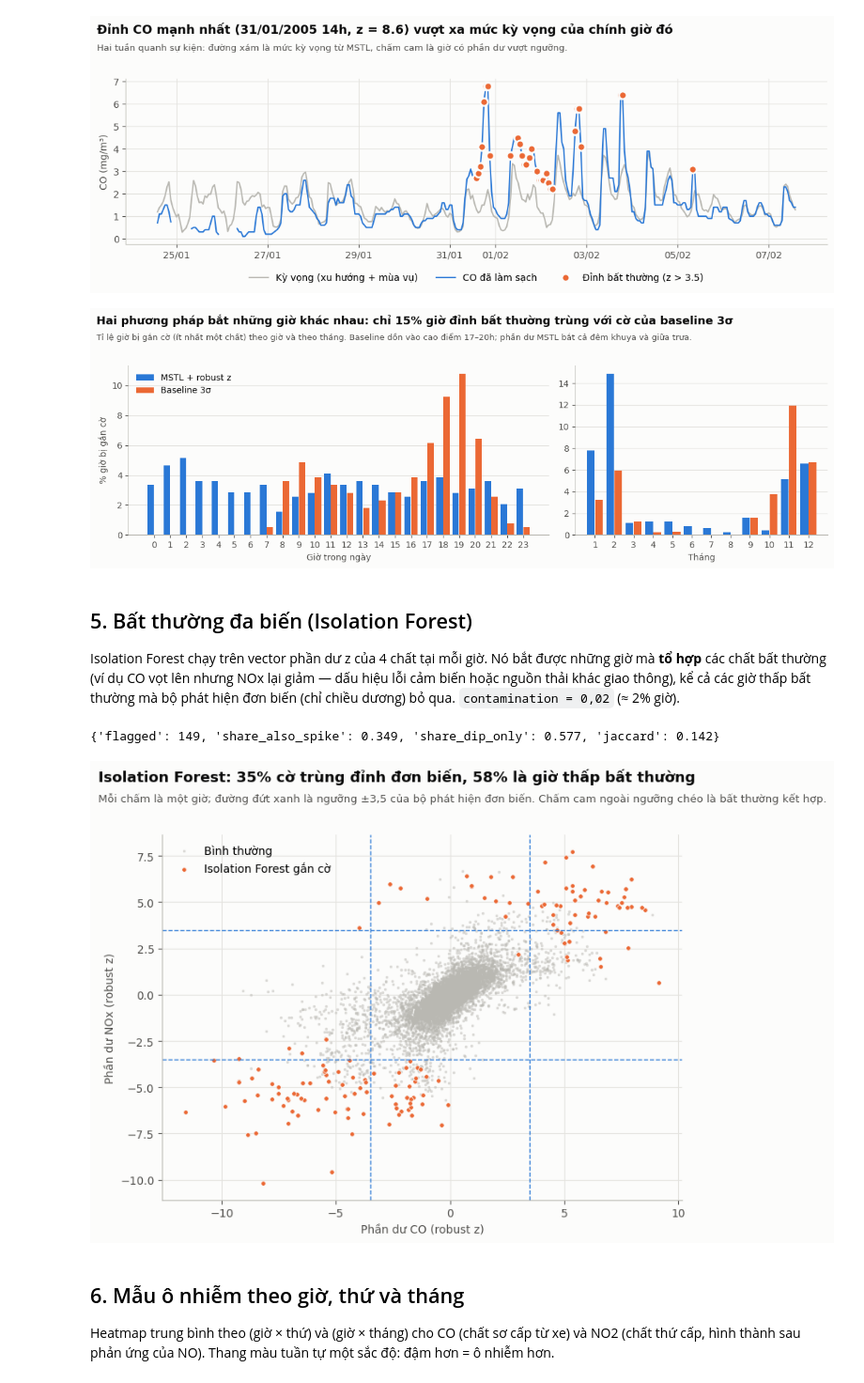
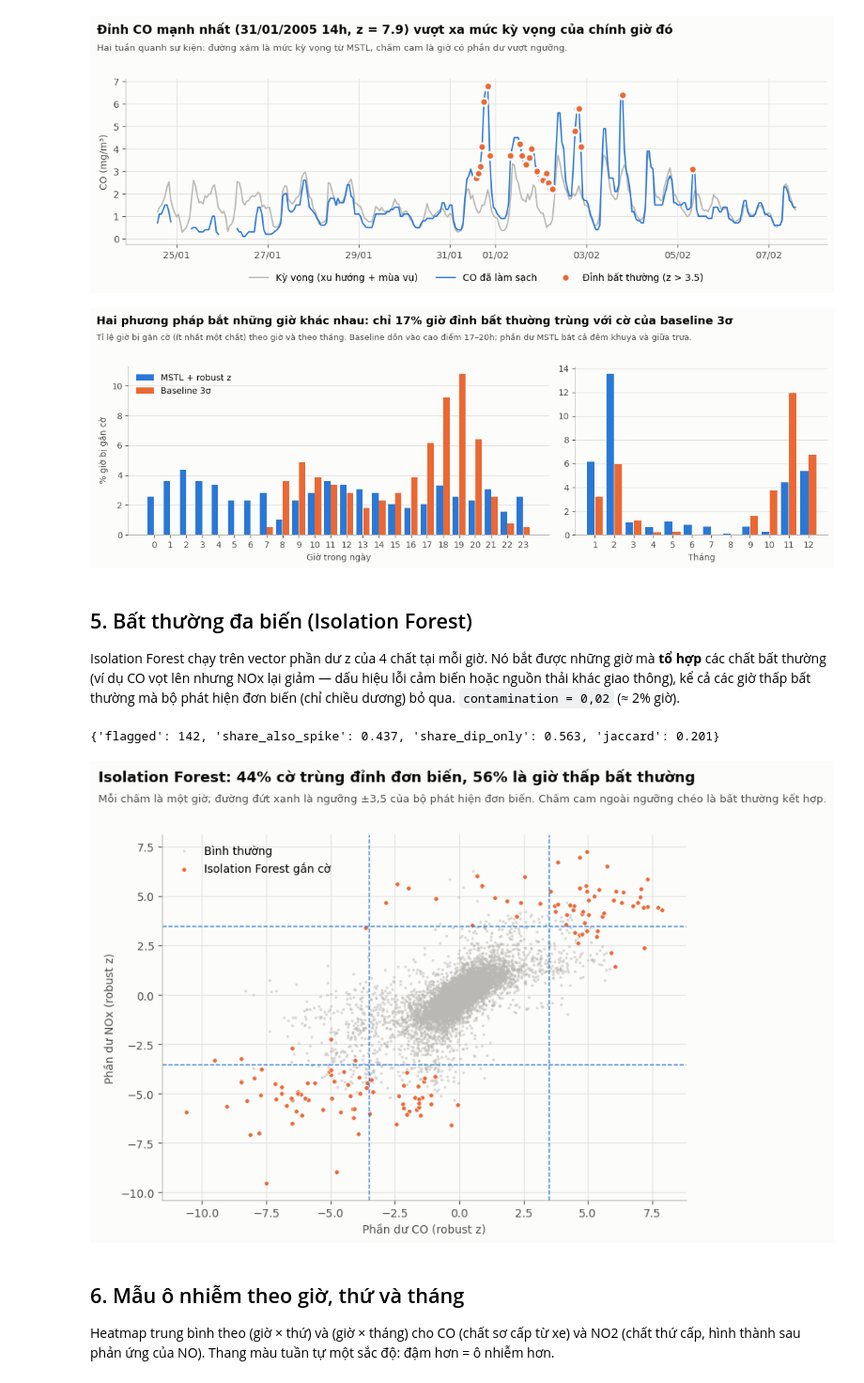
Before and after one commit to minhdangcoder12/Air-Quality-Outlier-Trend-Mining-Pattern-Mining-Clustering-Anomaly-Detection-, a Jupyter notebook: notebooks/air_quality_mining.ipynb, the cells around one changed output. Shown at 94% size. Cells and saved outputs as stored; diff of their text form; code cells hidden in the pictures.

```diff
--- a/notebooks/air_quality_mining.ipynb
+++ b/notebooks/air_quality_mining.ipynb
@@ -277,7 +278,8 @@ def robust_z(x: pd.Series) -> pd.Series:
     return 0.6745 * (x - med) / mad
 
 
-Z = pd.DataFrame({c: robust_z(dec[c].resid) for c in POLL})
+# Trung vị/MAD chỉ tính trên giờ có số đo thật: giờ lấp tạm gần như không dao động sẽ làm MAD nhỏ đi.
+Z = pd.DataFrame({c: robust_z(dec[c].resid.where(observed[c])) for c in POLL})
 # Biên chuỗi: MSTL kém tin cậy trong 1 chu kỳ tuần đầu/cuối → không gắn cờ.
 inner = pd.Series(True, index=idx)
 inner.iloc[:168] = inner.iloc[-168:] = False
@@ -296,7 +298,7 @@ scale = (dec[c].resid - dec[c].resid.median()).abs().median() / 0.6745
 inj = LOG[c].copy()
 inj.iloc[pos[:30]] += 5 * scale
 inj.iloc[pos[30:]] += 8 * scale
-z_inj = robust_z(MSTL(inj, periods=(24, 168), stl_kwargs={"robust": True}).fit().resid)
+z_inj = robust_z(MSTL(inj, periods=(24, 168), stl_kwargs={"robust": True}).fit().resid.where(observed[c]))
 recall = {m: float((z_inj.iloc[p] > Z_THR).mean()) for m, p in [(5, pos[:30]), (8, pos[30:])]}
 print(f"Tự kiểm tra: phát hiện lại {recall[5]:.0%} đỉnh +5σ và {recall[8]:.0%} đỉnh +8σ")
 assert recall[8] >= 0.9, "Bộ phát hiện bỏ sót đỉnh rõ ràng"
@@ -380,41 +382,41 @@ finish(fig, "07_spike_timing.png",
        f"Hai phương pháp bắt những giờ khác nhau: chỉ {overlap:.0%} giờ đỉnh bất thường trùng với cờ của baseline 3σ",
        "Tỉ lệ giờ bị gắn cờ (ít nhất một chất) theo giờ và theo tháng. Baseline dồn vào cao điểm 17–20h; phần dư MSTL bắt cả đêm khuya và giữa trưa.")
 # %% [output]
-[figure, old version]
+[figure, new version]
 # %% [markdown]
 ## 5. Bất thường đa biến (Isolation Forest)
 
 Isolation Forest chạy trên vector phần dư z của 4 chất tại mỗi giờ. Nó bắt được những giờ mà **tổ hợp** các chất bất thường (ví dụ CO vọt lên nhưng NOx lại giảm — dấu hiệu lỗi cảm biến hoặc nguồn thải khác giao thông), kể cả các giờ thấp bất thường mà bộ phát hiện đơn biến (chỉ chiều dương) bỏ qua. `contamination = 0,02` (≈ 2% giờ).
 # %%
-rows_ok = observed[POLL].all(axis=1)
+rows_ok = observed[POLL].all(axis=1) & inner  # cùng tập giờ với bộ đơn biến (bỏ biên MSTL)
 Xif = Z.loc[rows_ok, POLL]
 iso = IsolationForest(n_estimators=300, contamination=0.02, random_state=SEED).fit(Xif)
 if_flag = pd.Series(iso.predict(Xif) == -1, index=Xif.index)
 uni = spike.loc[Xif.index].any(axis=1)
 dip = (Xif < -Z_THR).any(axis=1)
 jac = (if_flag & uni).sum() / (if_flag | uni).sum()
 share_uni = (if_flag & uni).sum() / if_flag.sum()
 share_dip = (if_flag & dip & ~uni).sum() / if_flag.sum()
 SUMMARY["iforest"] = {"flagged": int(if_flag.sum()), "share_also_spike": round(float(share_uni), 3),
                       "share_dip_only": round(float(share_dip), 3), "jaccard": round(float(jac), 3)}
 print(SUMMARY["iforest"])
 
 fig, ax = plt.subplots(figsize=(7.5, 6))
 ax.scatter(Xif.loc[~if_flag, "CO(GT)"], Xif.loc[~if_flag, "NOx(GT)"], s=6, color=NEUTRAL, alpha=0.5, lw=0, label="Bình thường")
 ax.scatter(Xif.loc[if_flag, "CO(GT)"], Xif.loc[if_flag, "NOx(GT)"], s=16, color=PALETTE[1], edgecolor="#fcfcfb", lw=0.5,
            label="Isolation Forest gắn cờ")
 for v in (-Z_THR, Z_THR):
     ax.axvline(v, color=PALETTE[0], lw=1, ls="--")
     ax.axhline(v, color=PALETTE[0], lw=1, ls="--")
 ax.set_xlabel("Phần dư CO (robust z)")
 ax.set_ylabel("Phần dư NOx (robust z)")
 ax.legend(loc="upper left")
 finish(fig, "08_iforest.png",
        f"Isolation Forest: {share_uni:.0%} cờ trùng đỉnh đơn biến, {share_dip:.0%} là giờ thấp bất thường",
        "Mỗi chấm là một giờ; đường đứt xanh là ngưỡng ±3,5 của bộ phát hiện đơn biến. Chấm cam ngoài ngưỡng chéo là bất thường kết hợp.")
 # %% [output]
-{'flagged': 149, 'share_also_spike': 0.349, 'share_dip_only': 0.577, 'jaccard': 0.142}
+{'flagged': 142, 'share_also_spike': 0.437, 'share_dip_only': 0.563, 'jaccard': 0.201}
-[figure, old version]
+[figure, new version]
 # %% [markdown]
 ## 6. Mẫu ô nhiễm theo giờ, thứ và tháng
 
```
Also changed, not shown: parts of 4 cells of this notebook, 11 other files.
